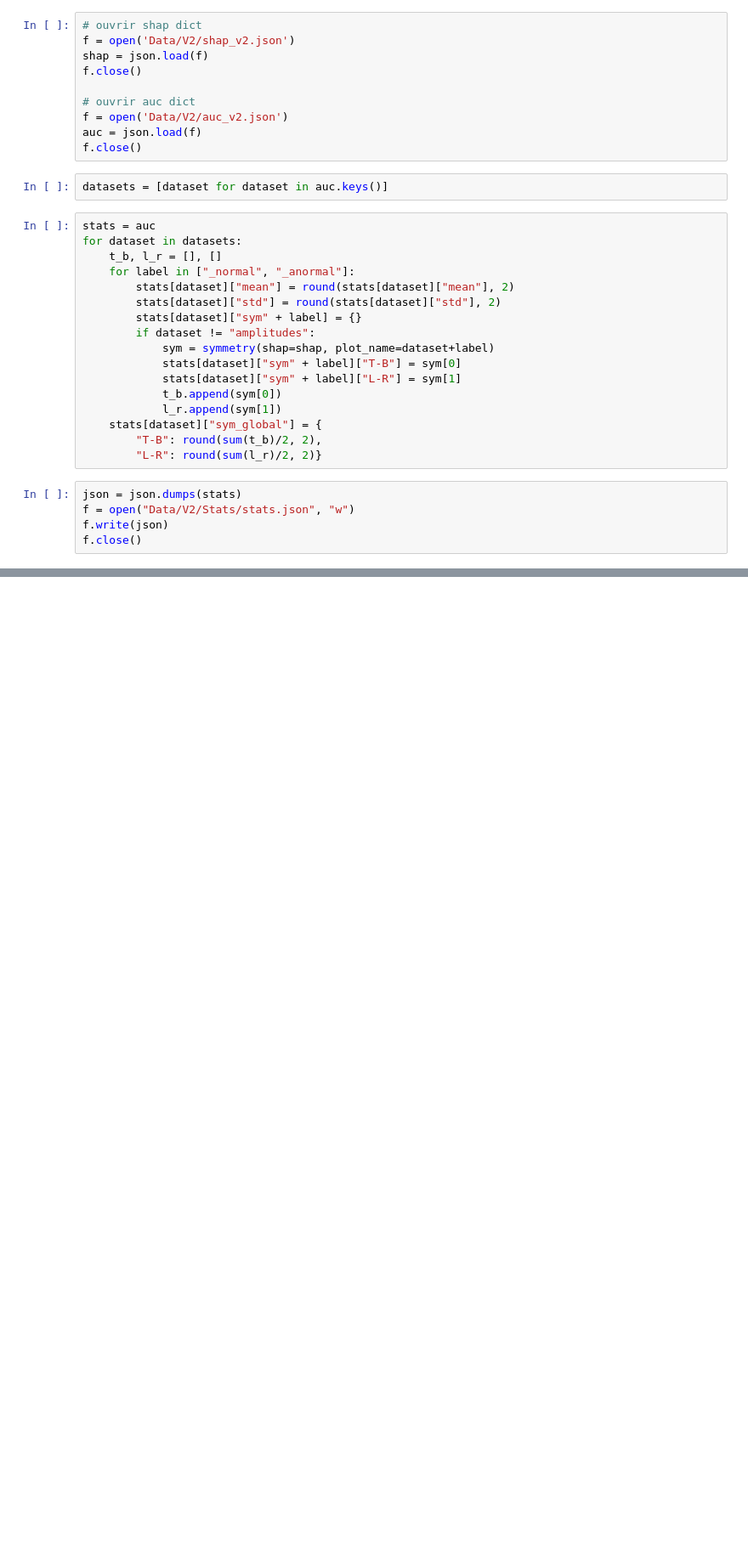
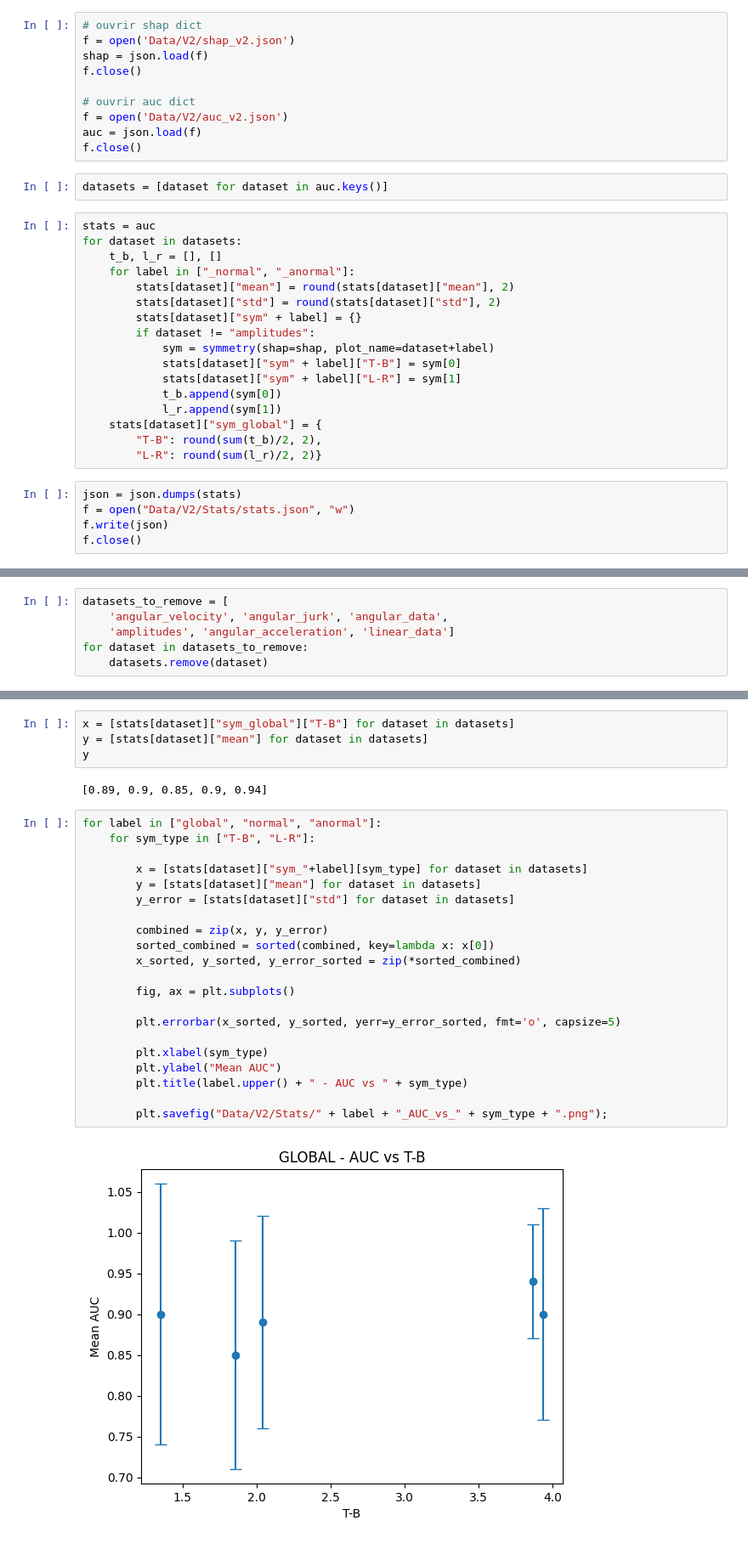
Before and after one commit to philipperbd/shap_om_image, a Jupyter notebook: stats.ipynb, the cells around one changed output, grey strips where cells are left out. Shown at 85% size. Drawn from its saved outputs; the diff is of its cells as text; blank space fills up the shorter version.

Commit message:
stats visuals v1

```diff
--- a/stats.ipynb
+++ b/stats.ipynb
@@ -84,0 +99,6 @@ f.close()
+# %%
+datasets_to_remove = [
+    'angular_velocity', 'angular_jurk', 'angular_data',
+    'amplitudes', 'angular_acceleration', 'linear_data']
+for dataset in datasets_to_remove:
+    datasets.remove(dataset)
@@ -84,0 +113,29 @@ f.close()
+# %%
+x = [stats[dataset]["sym_global"]["T-B"] for dataset in datasets]
+y = [stats[dataset]["mean"] for dataset in datasets]
+y
+# %% [output]
+[0.89, 0.9, 0.85, 0.9, 0.94]
+# %%
+for label in ["global", "normal", "anormal"]:
+    for sym_type in ["T-B", "L-R"]:
+
+        x = [stats[dataset]["sym_"+label][sym_type] for dataset in datasets]
+        y = [stats[dataset]["mean"] for dataset in datasets]
+        y_error = [stats[dataset]["std"] for dataset in datasets]
+
+        combined = zip(x, y, y_error)
+        sorted_combined = sorted(combined, key=lambda x: x[0])
+        x_sorted, y_sorted, y_error_sorted = zip(*sorted_combined)
+
+        fig, ax = plt.subplots()
+
+        plt.errorbar(x_sorted, y_sorted, yerr=y_error_sorted, fmt='o', capsize=5)
+
+        plt.xlabel(sym_type)
+        plt.ylabel("Mean AUC")
+        plt.title(label.upper() + " - AUC vs " + sym_type)
+
+        plt.savefig("Data/V2/Stats/" + label + "_AUC_vs_" + sym_type + ".png");
+# %% [output]
+[figure, added]
```
Also changed, not shown: parts of 3 cells of this notebook, 1 other file.
